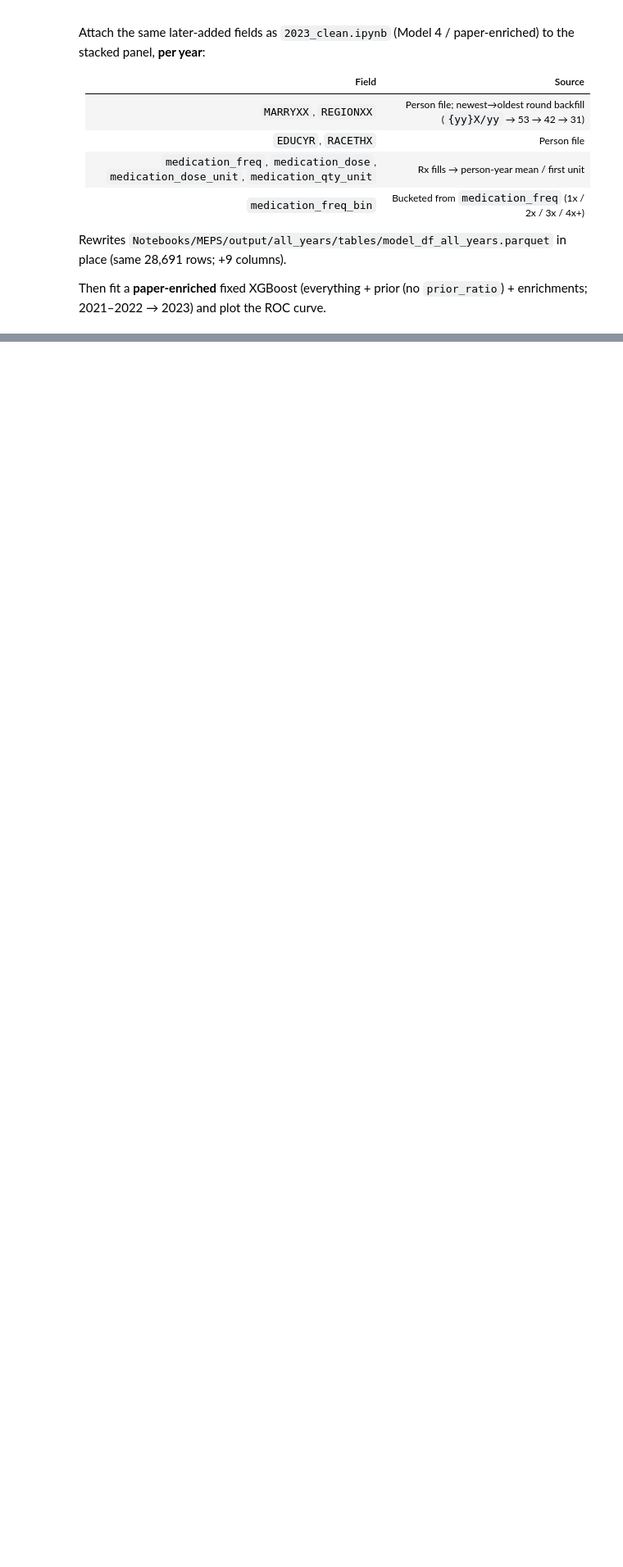
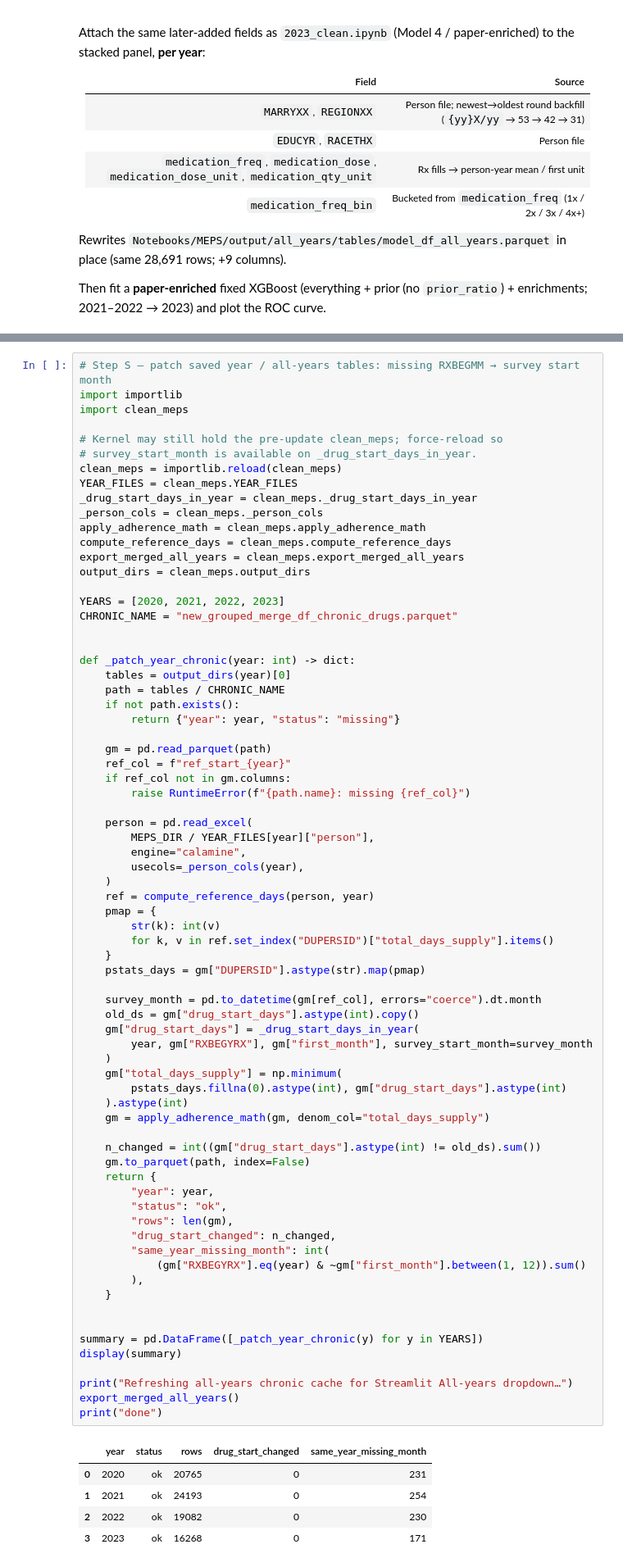
Before and after one commit to FrianaEngineer/Medical-Adherence, a Jupyter notebook: Notebooks/allYearMergeClean.ipynb, the cells around one changed output, grey strips where cells are left out. Shown at 82% size. Saved outputs shown, nothing was run; the diff lists cells and outputs as text; blank space fills up the shorter version.

```diff
--- a/Notebooks/allYearMergeClean.ipynb
+++ b/Notebooks/allYearMergeClean.ipynb
@@ -2998,0 +3073,78 @@ paper-enriched (everything + prior + enrichments): n_features=344  n_train=7,927
+# %%
+# Step S — patch saved year / all-years tables: missing RXBEGMM → survey start month
+import importlib
+import clean_meps
+
+# Kernel may still hold the pre-update clean_meps; force-reload so
+# survey_start_month is available on _drug_start_days_in_year.
+clean_meps = importlib.reload(clean_meps)
+YEAR_FILES = clean_meps.YEAR_FILES
+_drug_start_days_in_year = clean_meps._drug_start_days_in_year
+_person_cols = clean_meps._person_cols
+apply_adherence_math = clean_meps.apply_adherence_math
+compute_reference_days = clean_meps.compute_reference_days
+export_merged_all_years = clean_meps.export_merged_all_years
+output_dirs = clean_meps.output_dirs
+
+YEARS = [2020, 2021, 2022, 2023]
+CHRONIC_NAME = "new_grouped_merge_df_chronic_drugs.parquet"
+
+
+def _patch_year_chronic(year: int) -> dict:
+    tables = output_dirs(year)[0]
+    path = tables / CHRONIC_NAME
+    if not path.exists():
+        return {"year": year, "status": "missing"}
+
+    gm = pd.read_parquet(path)
+    ref_col = f"ref_start_{year}"
+    if ref_col not in gm.columns:
+        raise RuntimeError(f"{path.name}: missing {ref_col}")
+
+    person = pd.read_excel(
+        MEPS_DIR / YEAR_FILES[year]["person"],
+        engine="calamine",
+        usecols=_person_cols(year),
+    )
+    ref = compute_reference_days(person, year)
+    pmap = {
+        str(k): int(v)
+        for k, v in ref.set_index("DUPERSID")["total_days_supply"].items()
+    }
+    pstats_days = gm["DUPERSID"].astype(str).map(pmap)
+
+    survey_month = pd.to_datetime(gm[ref_col], errors="coerce").dt.month
+    old_ds = gm["drug_start_days"].astype(int).copy()
+    gm["drug_start_days"] = _drug_start_days_in_year(
+        year, gm["RXBEGYRX"], gm["first_month"], survey_start_month=survey_month
+    )
+    gm["total_days_supply"] = np.minimum(
+        pstats_days.fillna(0).astype(int), gm["drug_start_days"].astype(int)
+    ).astype(int)
+    gm = apply_adherence_math(gm, denom_col="total_days_supply")
+
+    n_changed = int((gm["drug_start_days"].astype(int) != old_ds).sum())
+    gm.to_parquet(path, index=False)
+    return {
+        "year": year,
+        "status": "ok",
+        "rows": len(gm),
+        "drug_start_changed": n_changed,
+        "same_year_missing_month": int(
+            (gm["RXBEGYRX"].eq(year) & ~gm["first_month"].between(1, 12)).sum()
+        ),
+    }
+
+
+summary = pd.DataFrame([_patch_year_chronic(y) for y in YEARS])
+display(summary)
+
+print("Refreshing all-years chronic cache for Streamlit All-years dropdown…")
+export_merged_all_years()
+print("done")
+# %% [output]
+|  | year | status | rows | drug_start_changed | same_year_missing_month |
+| 0 | 2020 | ok | 20765 | 0 | 231 |
+| 1 | 2021 | ok | 24193 | 0 | 254 |
+| 2 | 2022 | ok | 19082 | 0 | 230 |
+| 3 | 2023 | ok | 16268 | 0 | 171 |
```
Also changed, not shown: parts of 18 cells of this notebook, 11 other files.
